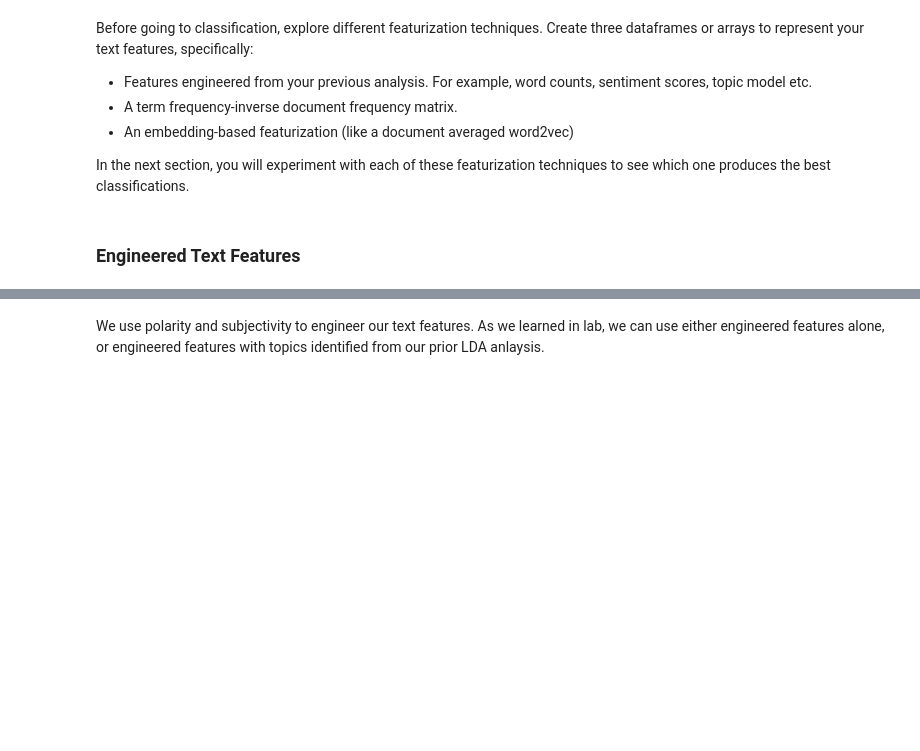
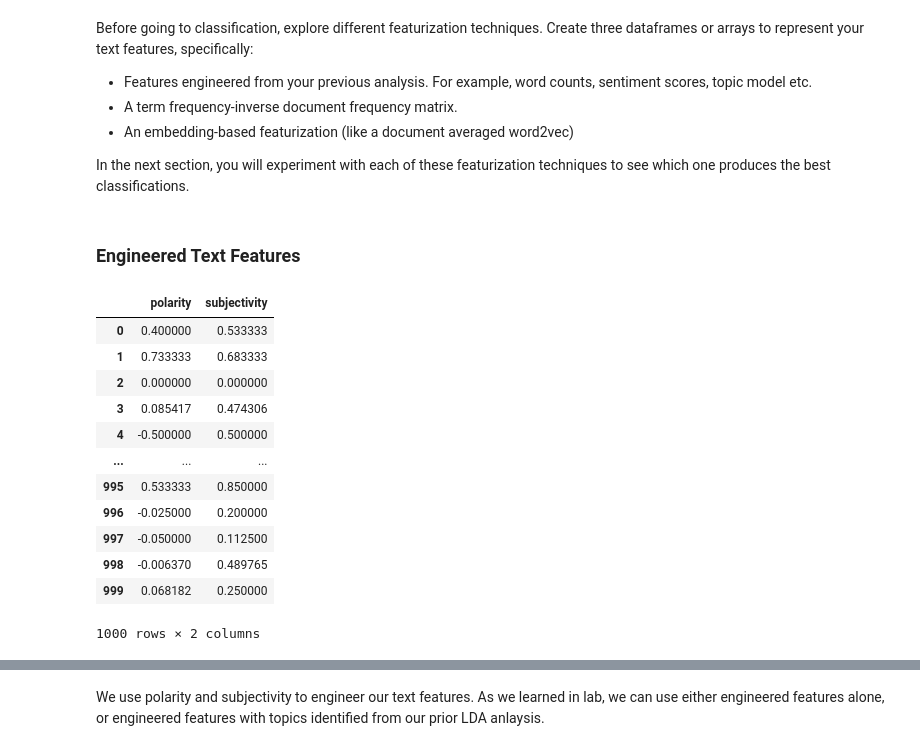
Before and after one commit to Luyi2/CSS_Project5_Team4_Spring2022, a Jupyter notebook: Project 5 Student.ipynb, the cells around one changed output, grey strips where cells are left out. Cells and saved outputs as stored; diff of their text form; code cells hidden in the pictures; blank space fills up the shorter version.

```diff
--- a/Project 5 Student.ipynb
+++ b/Project 5 Student.ipynb
@@ -528,3 +529,19 @@ engineered_features = congress_tweets[['polarity', 'subjectivity']].reset_index(
 
 # Engineered Features with Topics
 engineered_features_with_topics = topic_dist_df.join(engineered_features.reset_index(drop = True))
+# %%
+engineered_features
+# %% [output]
+|  | polarity | subjectivity |
+| 0 | 0.400000 | 0.533333 |
+| 1 | 0.733333 | 0.683333 |
+| 2 | 0.000000 | 0.000000 |
+| 3 | 0.085417 | 0.474306 |
+| 4 | -0.500000 | 0.500000 |
+| ... | ... | ... |
+| 995 | 0.533333 | 0.850000 |
+| 996 | -0.025000 | 0.200000 |
+| 997 | -0.050000 | 0.112500 |
+| 998 | -0.006370 | 0.489765 |
+| 999 | 0.068182 | 0.250000 |
+1000 rows × 2 columns
```
Also changed, not shown: parts of 36 cells of this notebook.
